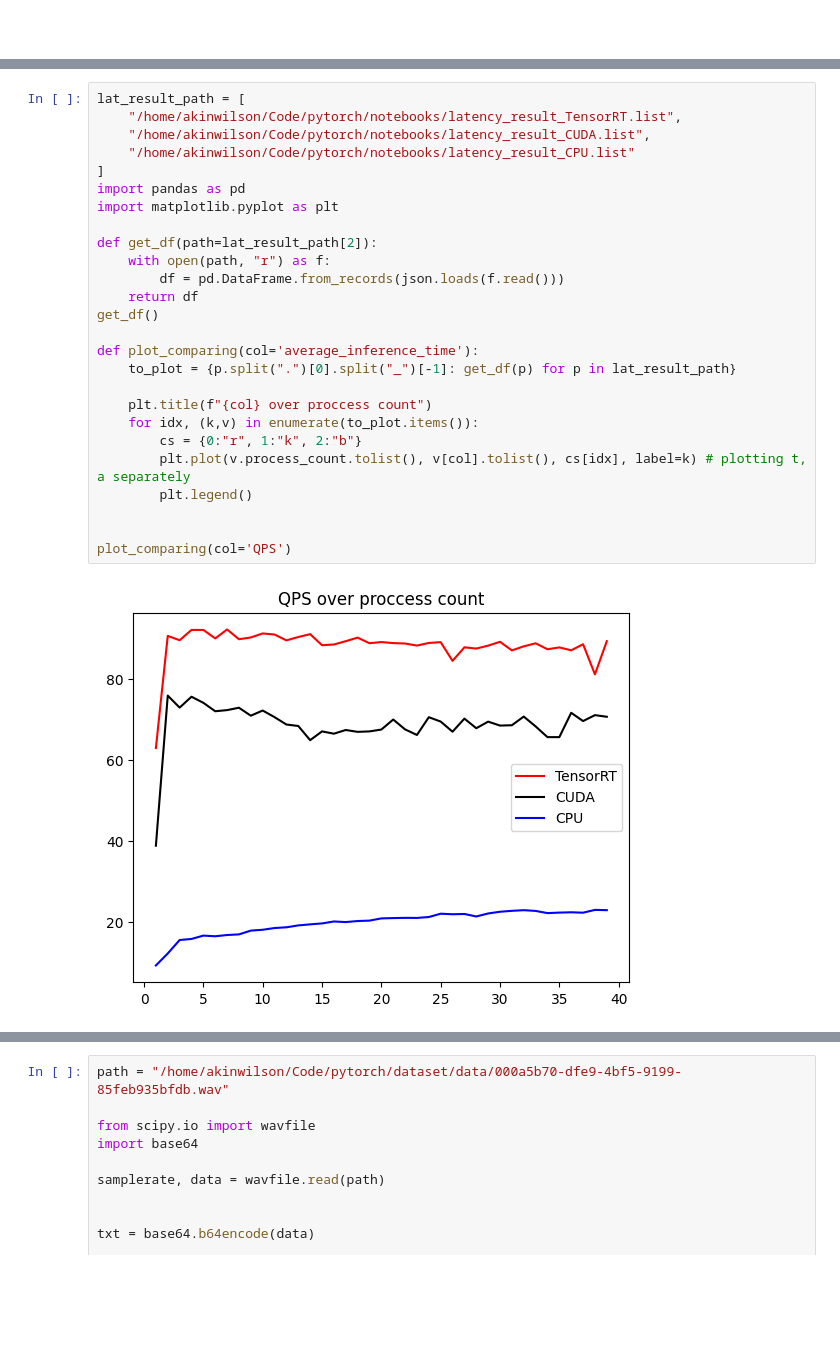
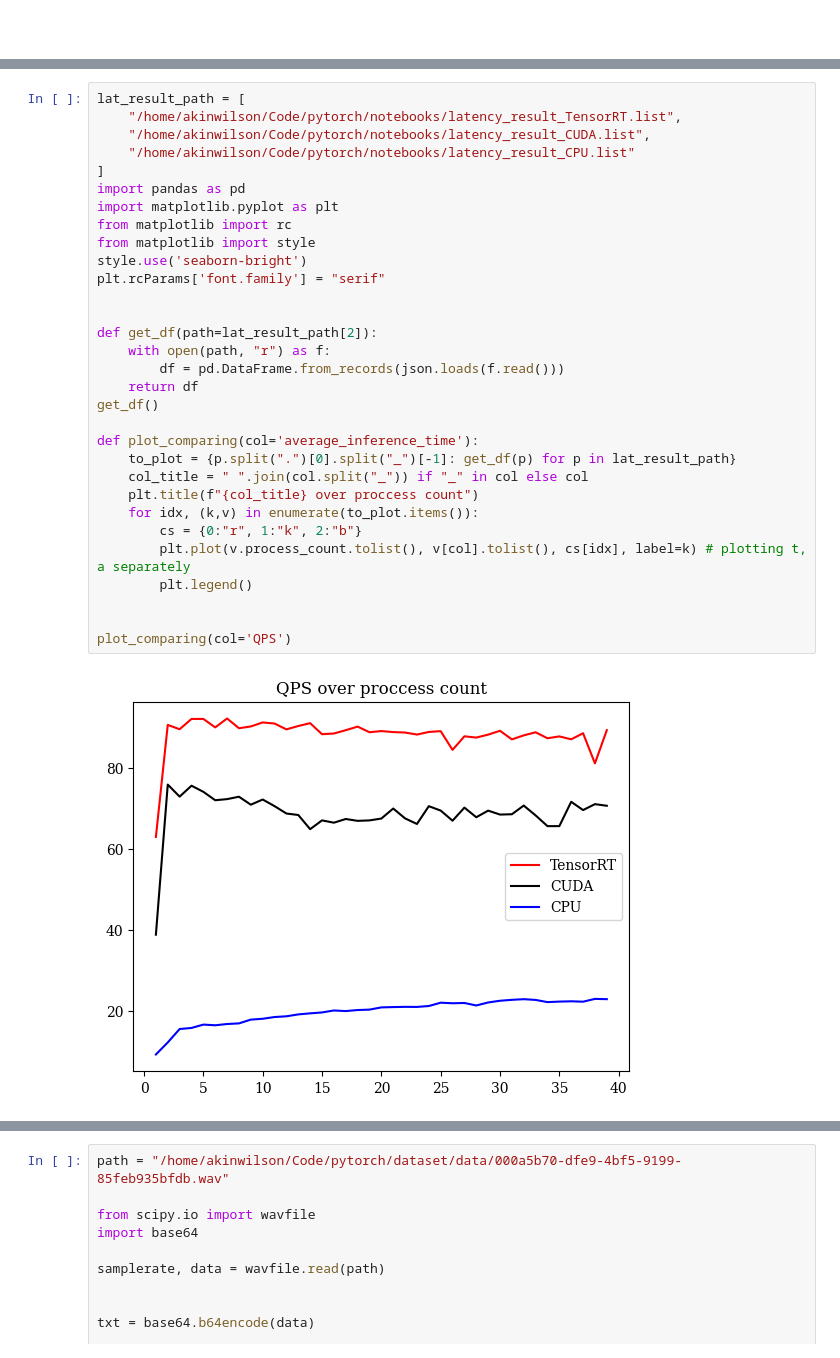
Before and after one commit to akinwilson/heed, a Jupyter notebook: notebooks/endpoint-testing.ipynb, the cells around one changed output, grey strips where cells are left out. Cells and saved outputs as stored; diff of their text form; blank space fills up the shorter version.

```diff
--- a/notebooks/endpoint-testing.ipynb
+++ b/notebooks/endpoint-testing.ipynb
@@ -109,31 +109,36 @@ Avg inference time: 1.5459936451911926
 # %%
 lat_result_path = [
     "/home/akinwilson/Code/pytorch/notebooks/latency_result_TensorRT.list",
     "/home/akinwilson/Code/pytorch/notebooks/latency_result_CUDA.list",
     "/home/akinwilson/Code/pytorch/notebooks/latency_result_CPU.list"
 ]
 import pandas as pd
 import matplotlib.pyplot as plt
+from matplotlib import rc
+from matplotlib import style
+style.use('seaborn-bright')
+plt.rcParams['font.family'] = "serif"
+
 
 def get_df(path=lat_result_path[2]):
     with open(path, "r") as f:
         df = pd.DataFrame.from_records(json.loads(f.read()))
     return df
 get_df()
 
 def plot_comparing(col='average_inference_time'):
     to_plot = {p.split(".")[0].split("_")[-1]: get_df(p) for p in lat_result_path}
-
-    plt.title(f"{col} over proccess count")
+    col_title = " ".join(col.split("_")) if "_" in col else col
+    plt.title(f"{col_title} over proccess count")
     for idx, (k,v) in enumerate(to_plot.items()):
         cs = {0:"r", 1:"k", 2:"b"}
         plt.plot(v.process_count.tolist(), v[col].tolist(), cs[idx], label=k) # plotting t, a separately
         plt.legend()
 
 
 plot_comparing(col='QPS')
 # %% [output]
-[figure, old version]
+[figure, new version]
 # %%
 plot_comparing(col='average_inference_time')
 # %% [output]
```
Also changed, not shown: parts of 4 cells of this notebook, 3 other files.
